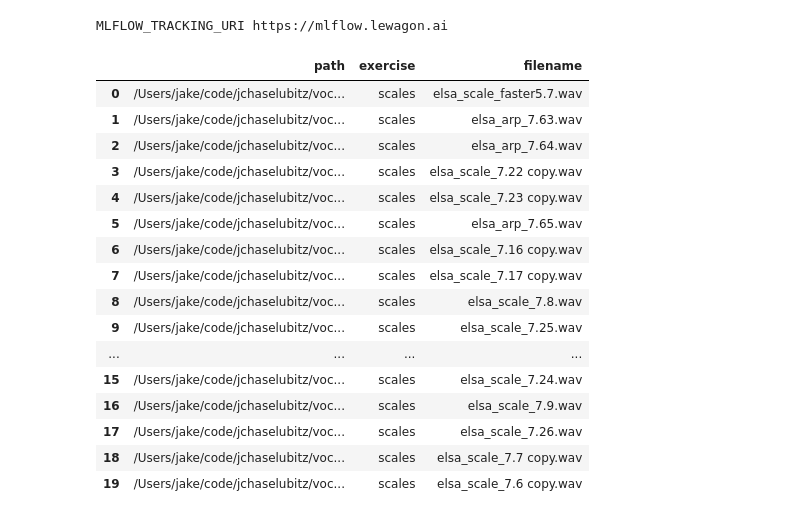
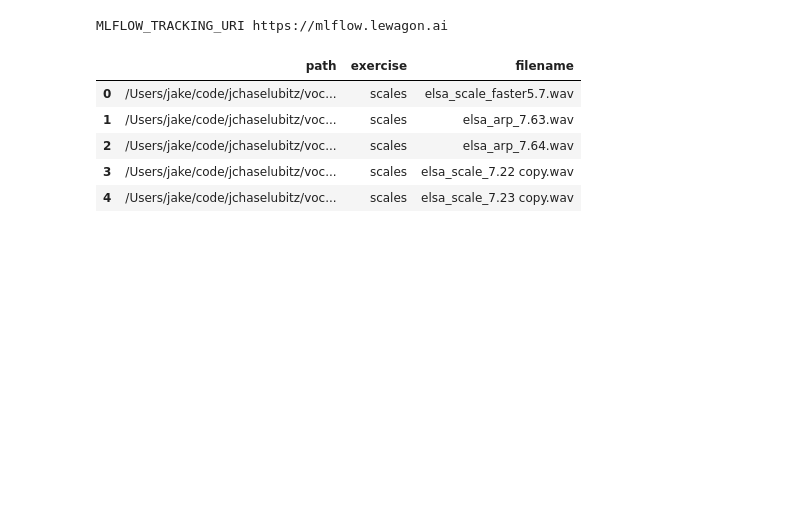
Before and after one commit to ElsaGregoire/vocal_patterns, a Jupyter notebook: notebooks/jake.ipynb, the cells around one changed output. Drawn from its saved outputs; the diff is of its cells as text; code cells hidden in the pictures; blank space fills up the shorter version.

```diff
--- a/notebooks/jake.ipynb
+++ b/notebooks/jake.ipynb
@@ -17,27 +17,16 @@ from vocal_patterns.ml_logic.registry import load_model
 MLFLOW_TRACKING_URI https://mlflow.lewagon.ai
 # %%
 test_data = get_manual_test_data()
-test_data.head(20)
+test_data.head()
 # test_file = test_data.iloc[10]['path']
 # test_file
 # %% [output]
 |  | path | exercise | filename |
 | 0 | /Users/jake/code/jchaselubitz/voc... | scales | elsa_scale_faster5.7.wav |
 | 1 | /Users/jake/code/jchaselubitz/voc... | scales | elsa_arp_7.63.wav |
 | 2 | /Users/jake/code/jchaselubitz/voc... | scales | elsa_arp_7.64.wav |
 | 3 | /Users/jake/code/jchaselubitz/voc... | scales | elsa_scale_7.22 copy.wav |
 | 4 | /Users/jake/code/jchaselubitz/voc... | scales | elsa_scale_7.23 copy.wav |
-| 5 | /Users/jake/code/jchaselubitz/voc... | scales | elsa_arp_7.65.wav |
-| 6 | /Users/jake/code/jchaselubitz/voc... | scales | elsa_scale_7.16 copy.wav |
-| 7 | /Users/jake/code/jchaselubitz/voc... | scales | elsa_scale_7.17 copy.wav |
-| 8 | /Users/jake/code/jchaselubitz/voc... | scales | elsa_scale_7.8.wav |
-| 9 | /Users/jake/code/jchaselubitz/voc... | scales | elsa_scale_7.25.wav |
-| ... | ... | ... | ... |
-| 15 | /Users/jake/code/jchaselubitz/voc... | scales | elsa_scale_7.24.wav |
-| 16 | /Users/jake/code/jchaselubitz/voc... | scales | elsa_scale_7.9.wav |
-| 17 | /Users/jake/code/jchaselubitz/voc... | scales | elsa_scale_7.26.wav |
-| 18 | /Users/jake/code/jchaselubitz/voc... | scales | elsa_scale_7.7 copy.wav |
-| 19 | /Users/jake/code/jchaselubitz/voc... | scales | elsa_scale_7.6 copy.wav |
 # %%
 def plot_spectrogram_librosa(waveform, sr):
     # Compute the spectrogram
```
Also changed, not shown: parts of 3 cells of this notebook, 4 other files.
